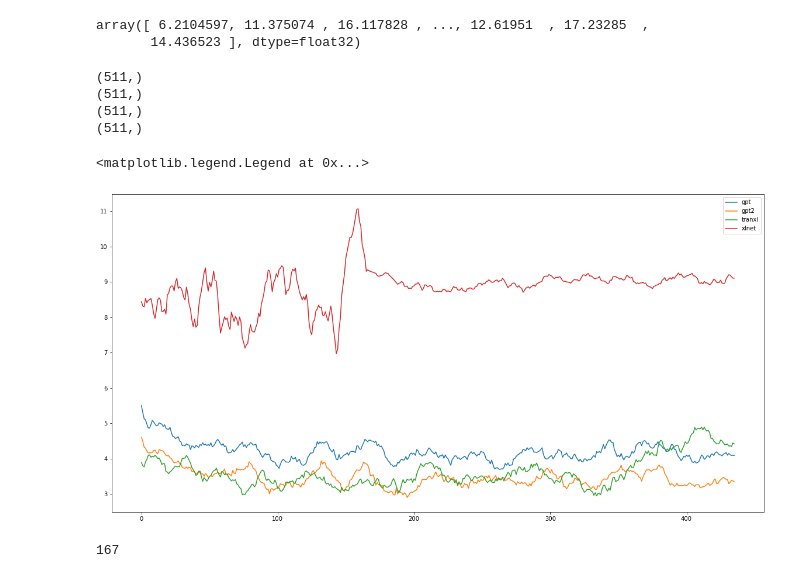
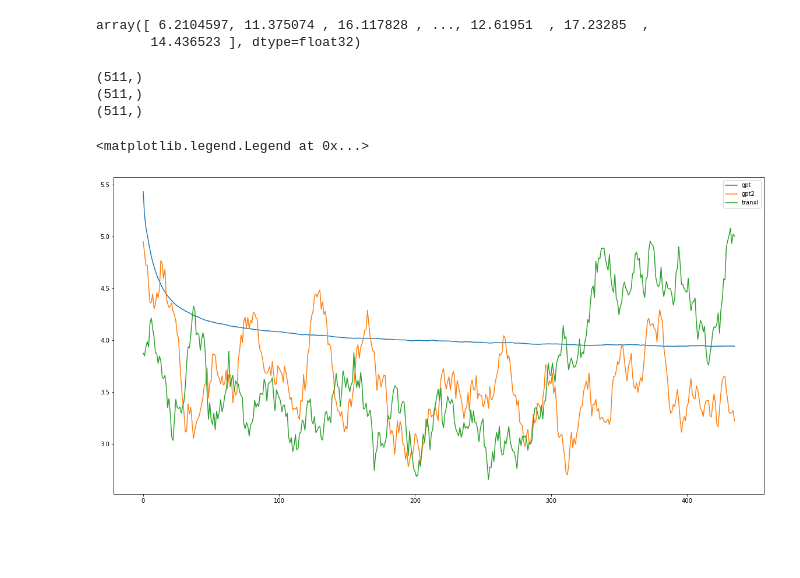
Before and after one commit to daniter-cu/discoher, a Jupyter notebook: notebooks/LRD.ipynb, the cells around one changed output. Drawn from its saved outputs; the diff is of its cells as text; code cells hidden in the pictures; blank space fills up the shorter version.

```diff
--- a/notebooks/LRD.ipynb
+++ b/notebooks/LRD.ipynb
@@ -353,29 +353,28 @@ test_data[2]
 array([ 6.2104597, 11.375074 , 16.117828 , ..., 12.61951  , 17.23285  ,
        14.436523 ], dtype=float32)
 # %%
-names = ["gpt","gpt2","tranxl","xlnet"]
+names = ["gpt","gpt2","tranxl"]# ,"xlnet"]
 plt.figure(figsize=(20,10))
 
 for name in names:
     test_data = []
-    with open("../results/results-%s.npy" % name, "rb") as f:
+    with open("../results/remote_results_test/results-%s.npy" % name, "rb") as f:
         while True:
             try:
                 test_data.append(np.load(f,allow_pickle=True))
             except OSError as e:
                 break
     shaped_data = []
     for data in test_data:
         shaped_data.append(data.reshape(-1, 511))
     shaped_data = np.concatenate(shaped_data)
     mean_data = np.mean(shaped_data, axis=0)
     print(mean_data.shape)
     plt.plot(moving_average(mean_data[:450], 15), label=name)
 plt.legend()
 # %% [output]
 (511,)
 (511,)
 (511,)
-(511,)
 <matplotlib.legend.Legend at 0x...>
-[figure, old version]
+[figure, new version]
@@ -395,4 +380,0 @@ x = xlnet_tokenizer.encode(PADDING_TEXT)
-# %%
-len(x)
-# %% [output]
-167
```
Also changed, not shown: parts of 2 cells of this notebook, 1 other file.
